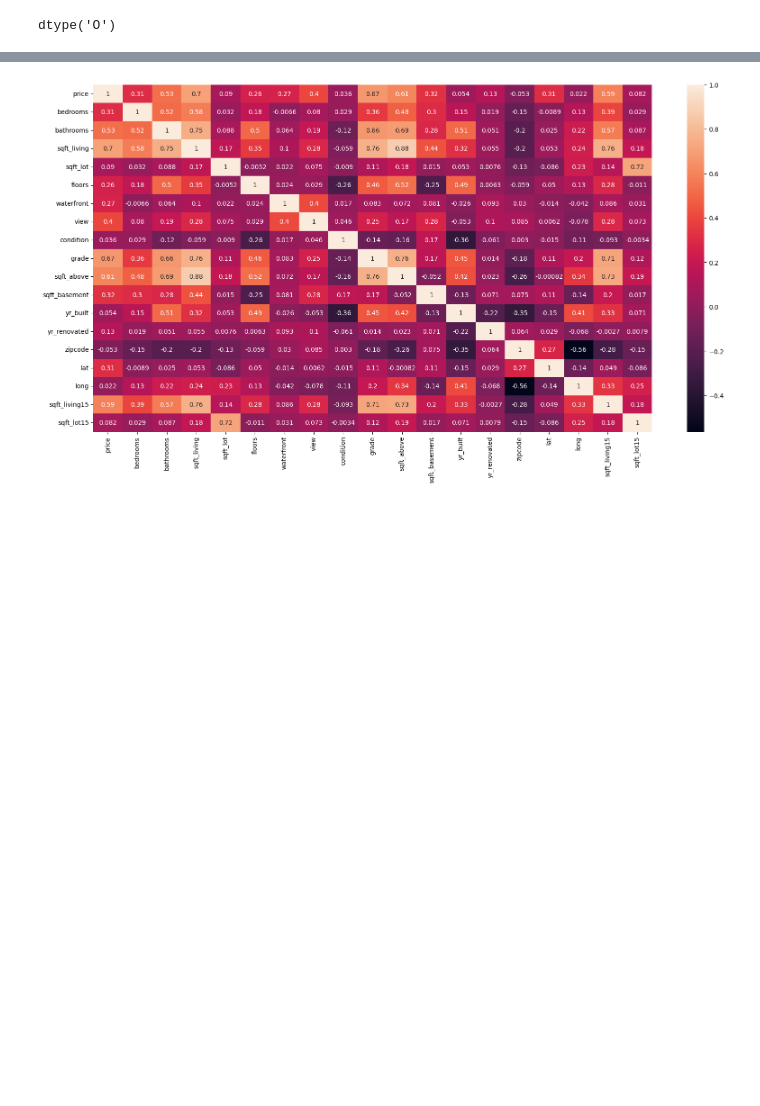
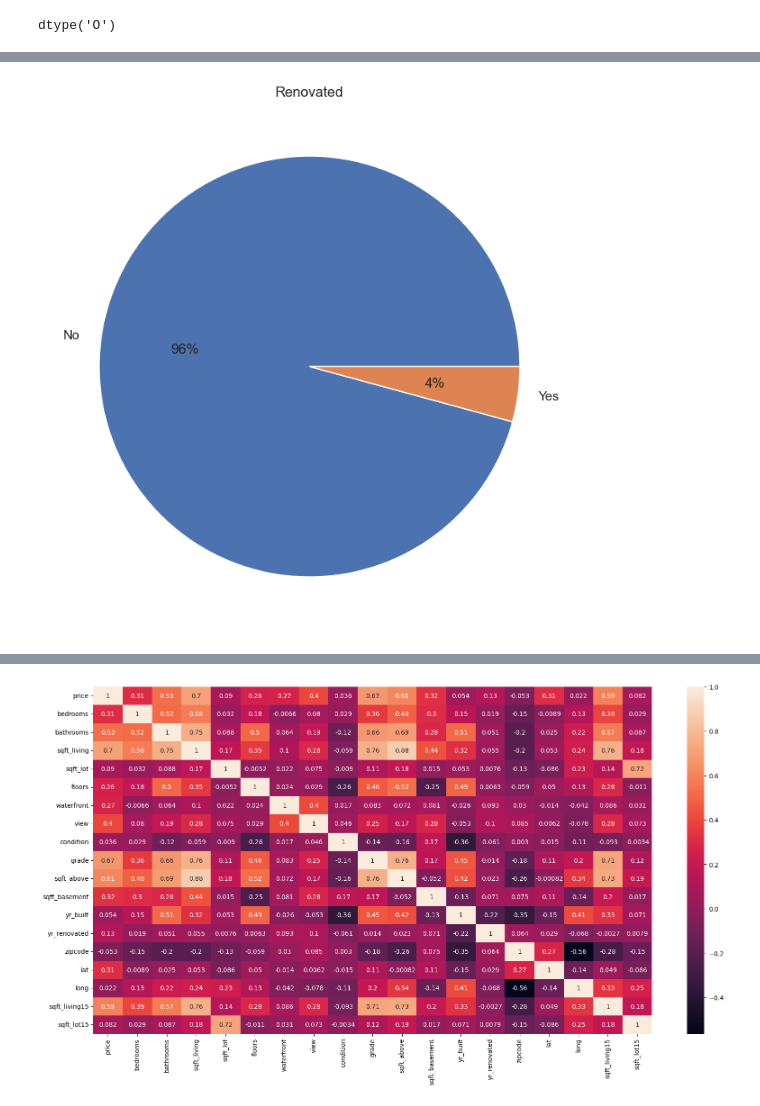
Before and after one commit to atharvadhumal03/HousingPrice-Prediction-MultipleRegression-Analysis, a Jupyter notebook: HousingPricePrediction_MLR.ipynb, the cells around one changed output, grey strips where cells are left out. Cells and saved outputs as stored; diff of their text form; code cells hidden in the pictures; blank space fills up the shorter version.

Commit message:
EDA almost done, reduced dimensionality, feature engineered valuable columns.

```diff
--- a/HousingPricePrediction_MLR.ipynb
+++ b/HousingPricePrediction_MLR.ipynb
@@ -275,0 +280,11 @@ dtype('O')
+# %%
+def renovated(year):
+    if year == 0:
+        return "No"
+    else:
+        return "Yes"
+
+
+df['renovated'] = df['yr_renovated'].apply(renovated)
+df.drop(columns=['yr_renovated'], inplace=True)
+df.head()
@@ -275,0 +298,8 @@ dtype('O')
+# %%
+sns.set_style("whitegrid")
+plt.figure(figsize=(8,10))
+plt.pie(df['renovated'].value_counts(), labels=df['renovated'].unique(), autopct='%1.0f%%')
+plt.title("Renovated")
+plt.show()
+# %% [output]
+[figure, added]
```
Also changed, not shown: parts of 19 cells of this notebook.
